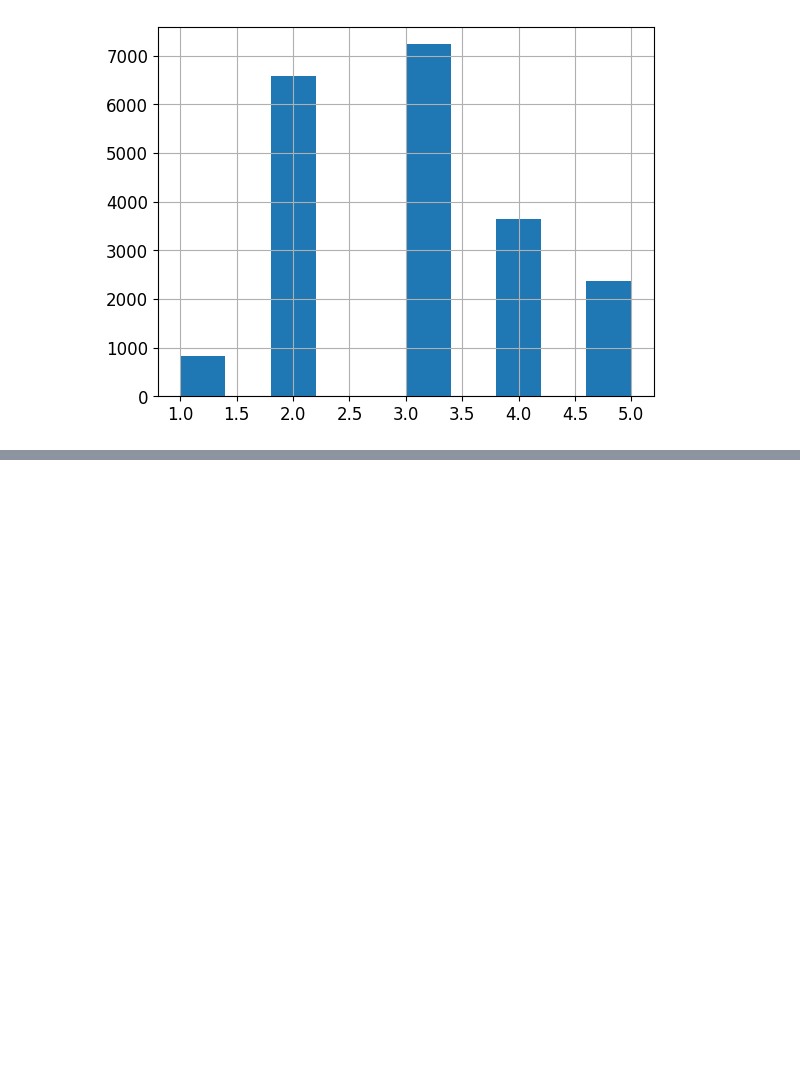
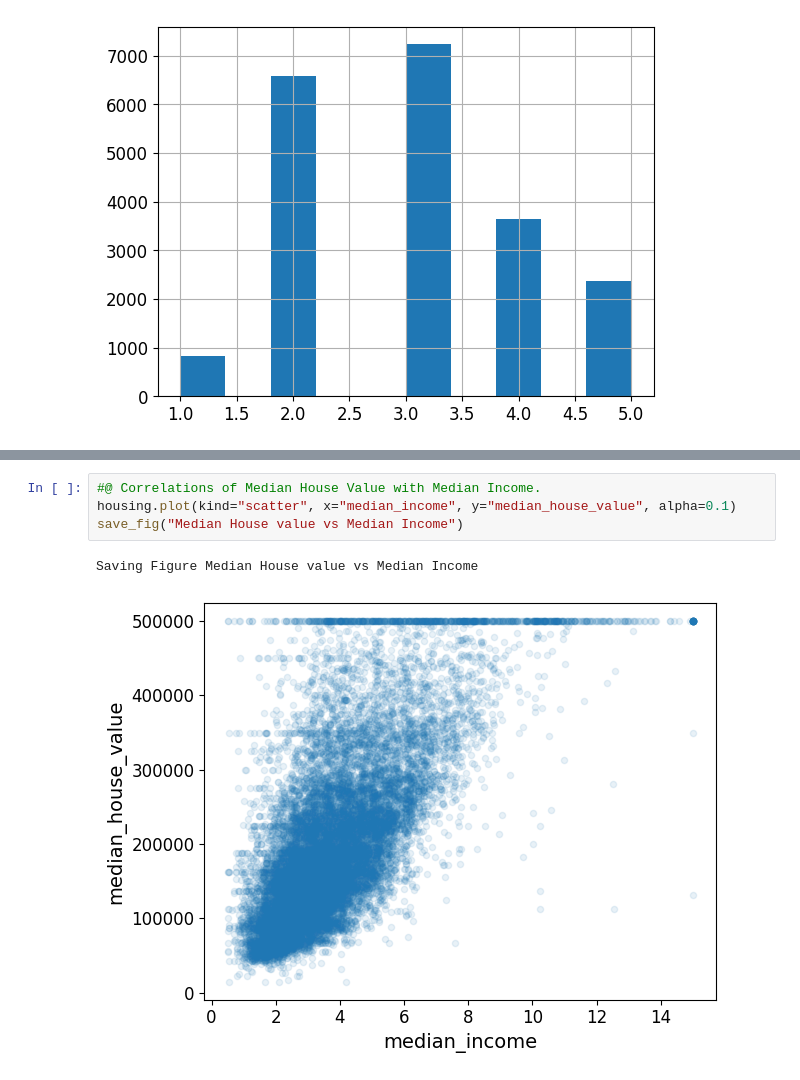
Before and after one commit to andysingal/CaliforniaHousing_Prices, a Jupyter notebook: Cali_house.ipynb, the cells around one changed output, grey strips where cells are left out. Cells and saved outputs as stored; diff of their text form; blank space fills up the shorter version.

```diff
--- a/Cali_house.ipynb
+++ b/Cali_house.ipynb
@@ -279,0 +401,7 @@ Name: income_cat, dtype: int64
+# %%
+#@ Correlations of Median House Value with Median Income.
+housing.plot(kind="scatter", x="median_income", y="median_house_value", alpha=0.1)
+save_fig("Median House value vs Median Income")
+# %% [output]
+Saving Figure Median House value vs Median Income
+[figure, added]
```
Also changed, not shown: parts of 12 cells of this notebook.
